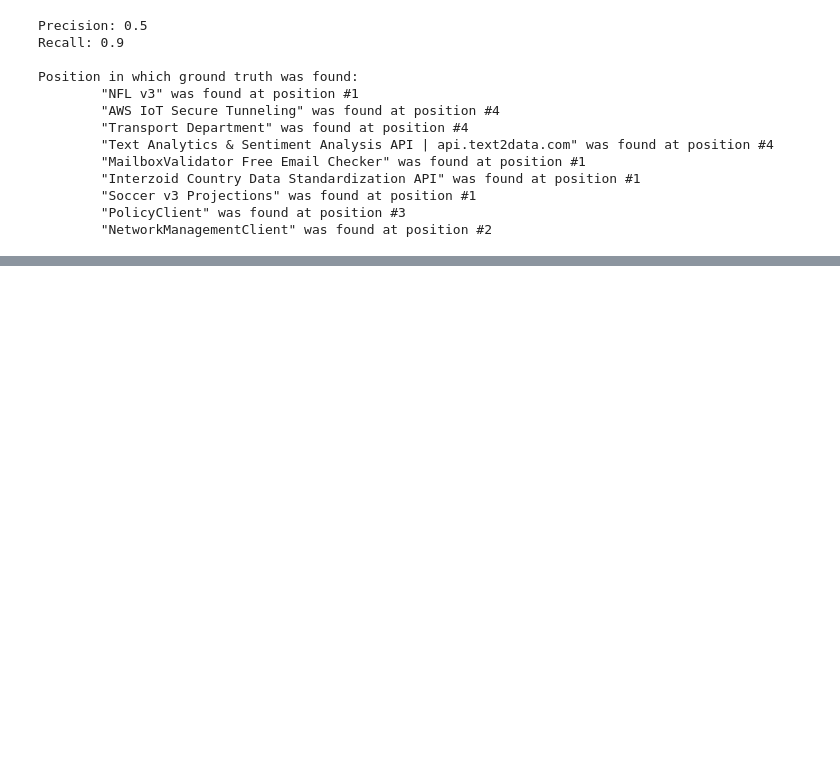
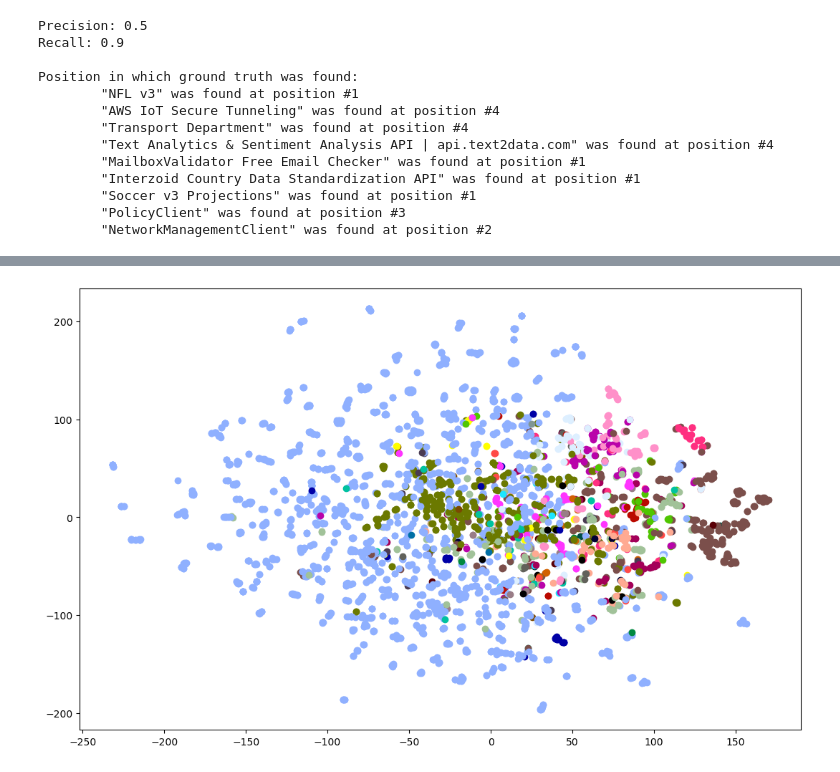
Before and after one commit to APIScout/research, a Jupyter notebook: notebooks/validation.ipynb, the cells around one changed output, grey strips where cells are left out. Drawn from its saved outputs; the diff is of its cells as text; code cells hidden in the pictures; blank space fills up the shorter version.

```diff
--- a/notebooks/validation.ipynb
+++ b/notebooks/validation.ipynb
@@ -170,0 +190,23 @@ plt.show()
+# %%
+xs = [el[0] for el in all_data]
+ys = [el[1] for el in all_data]
+
+plt.figure(figsize=(13, 8))
+# colors_new = list(mcolors.CSS4_COLORS.keys())[:33]
+colors_new = [
+    '#000000', '#FFFF00', '#1CE6FF', '#FF34FF', '#FF4A46', '#008941', '#006FA6', '#A30059',
+    '#7A4900', '#0000A6', '#B79762', '#004D43', '#8FB0FF', '#997D87', '#5A0007', '#809693',
+    '#FEFFE6', '#4FC601', '#3B5DFF', '#4A3B53', '#FF2F80', '#61615A', '#BA0900', '#6B7900',
+    '#00C2A0', '#FFAA92', '#FF90C9', '#B903AA', '#D16100', '#DDEFFF', '#000035', '#7B4F4B',
+    '#A1C299'
+]
+one_hot_categories = {category: n for n, category in enumerate(set(all_categories))}
+one_hot = [one_hot_categories[category] for category in all_categories]
+color_to_word = {colors_new[one_hot_categories[category]]: [category] for category in set(all_categories)}
+
+for index, x in enumerate(xs):
+    plt.scatter(x, ys[index], color=colors_new[one_hot[index]])
+
+plt.show()
+# %% [output]
+[figure, added]
```
Also changed, not shown: parts of 10 cells of this notebook, 29 other files.
